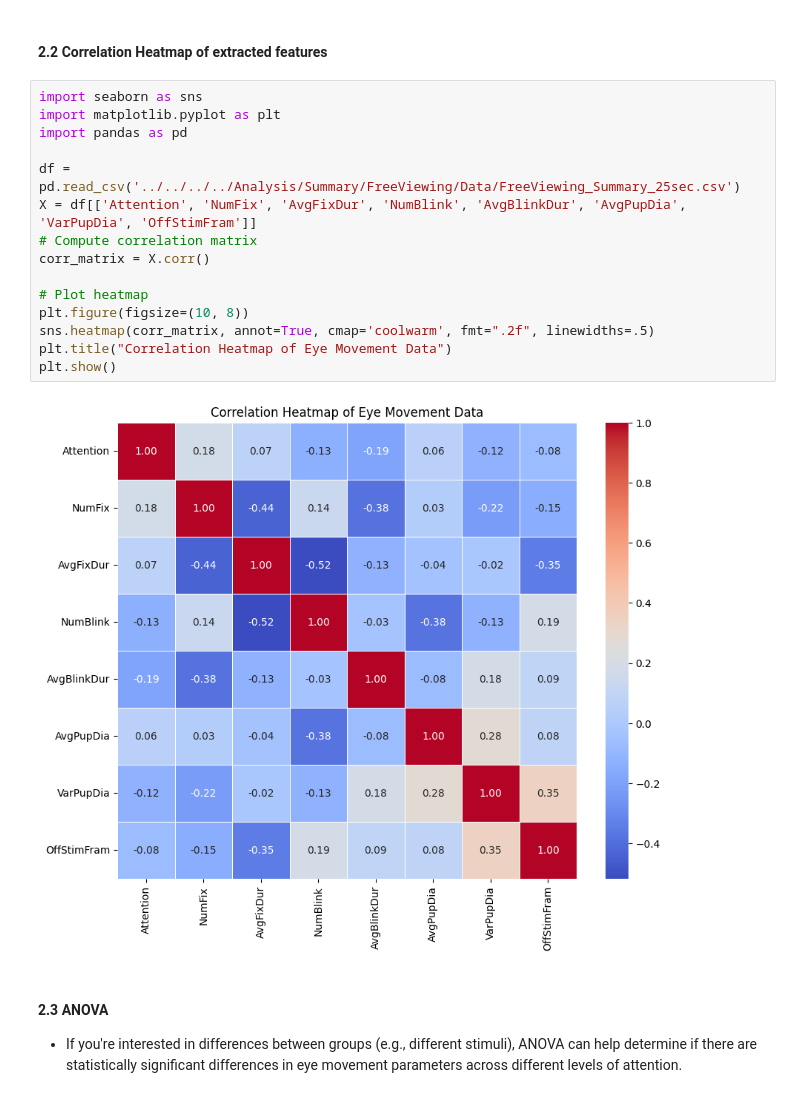
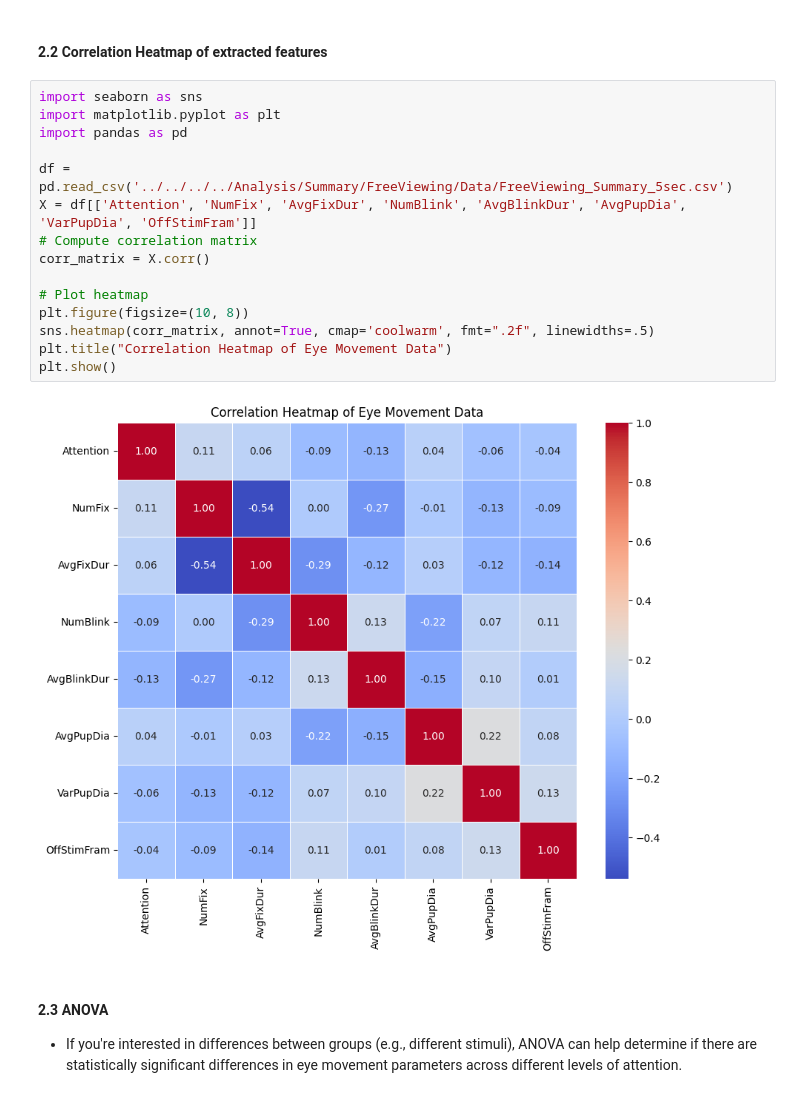
Before and after one commit to shiroyang/Mind-Wandering-Exp, a Jupyter notebook: Analysis/Summary/FreeViewing/Code/visualize_summary.ipynb, the cells around one changed output. Drawn from its saved outputs; the diff is of its cells as text.

```diff
--- a/Analysis/Summary/FreeViewing/Code/visualize_summary.ipynb
+++ b/Analysis/Summary/FreeViewing/Code/visualize_summary.ipynb
@@ -125,20 +132,20 @@ OffStimFram     0.0042      0.004      0.960      0.337      -0.004       0.013
 # %%
 import seaborn as sns
 import matplotlib.pyplot as plt
 import pandas as pd
 
-df = pd.read_csv('../../../../Analysis/Summary/FreeViewing/Data/FreeViewing_Summary_25sec.csv')
+df = pd.read_csv('../../../../Analysis/Summary/FreeViewing/Data/FreeViewing_Summary_5sec.csv')
 X = df[['Attention', 'NumFix', 'AvgFixDur', 'NumBlink', 'AvgBlinkDur', 'AvgPupDia', 'VarPupDia', 'OffStimFram']]
 # Compute correlation matrix
 corr_matrix = X.corr()
 
 # Plot heatmap
 plt.figure(figsize=(10, 8))
 sns.heatmap(corr_matrix, annot=True, cmap='coolwarm', fmt=".2f", linewidths=.5)
 plt.title("Correlation Heatmap of Eye Movement Data")
 plt.show()
 # %% [output]
-[figure, old version]
+[figure, new version]
 # %% [markdown]
 #### 2.3 ANOVA
 - If you're interested in differences between groups (e.g., different stimuli), ANOVA can help determine if there are statistically significant differences in eye movement parameters across different levels of attention.
```
Also changed, not shown: parts of 5 cells of this notebook, 4 other files.
